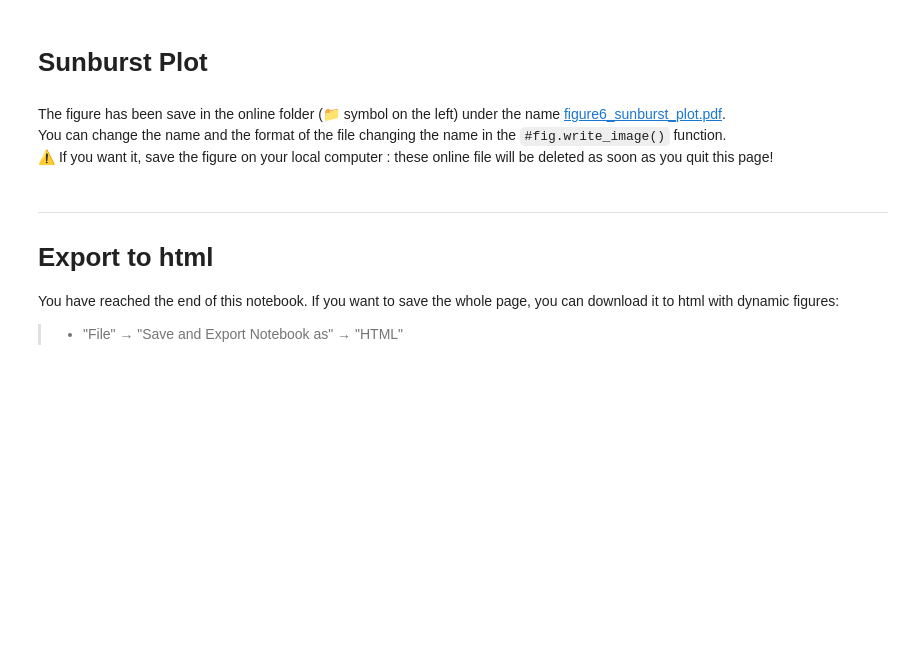
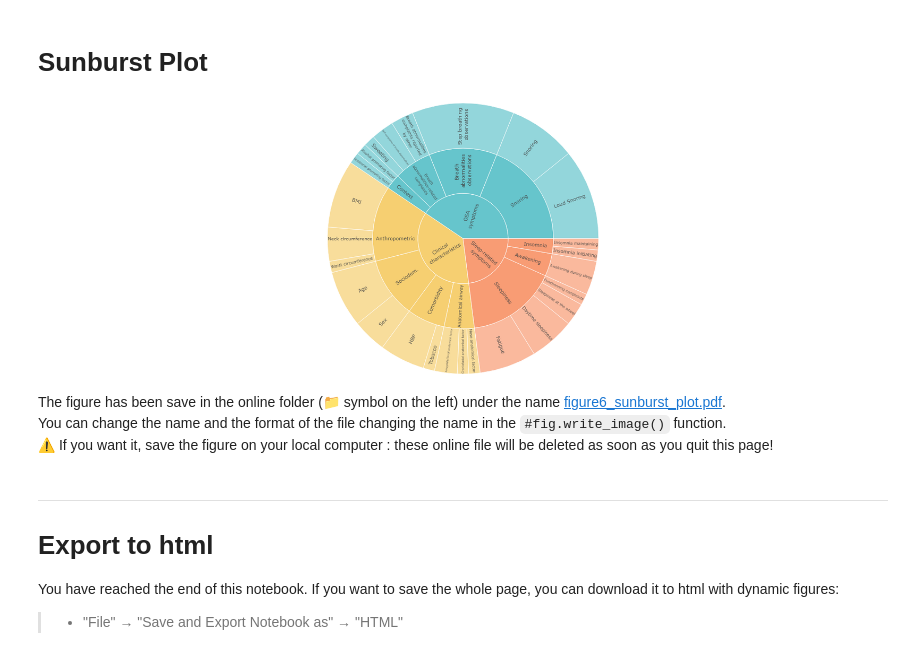
Before and after one commit to vvercasson/pdp_project, a Jupyter notebook: jupyter_notebook_generic_content_analysis.ipynb, the cells around one changed output. Saved outputs shown, nothing was run; the diff lists cells and outputs as text; code cells hidden in the pictures; blank space fills up the shorter version.

```diff
--- a/jupyter_notebook_generic_content_analysis.ipynb
+++ b/jupyter_notebook_generic_content_analysis.ipynb
@@ -214,10 +244,10 @@ First, we compute the Jaccard index for each pair of questionnaires and plot it
 ###
 # Computing the table
 ###
-jaccard_table = pd.DataFrame(np.zeros((df.shape[1]-5,df.shape[1]-5)), index = df.columns[4:-1], columns = df.columns[4:-1]) # df.columns[3:-1] : questionnaires without header
-for questionnaire1 in df.columns[4:-1] :
-  for questionnaire2 in df.columns[4:-1] :
-    jaccard_table.loc[questionnaire1, questionnaire2] = jaccard_score(df[questionnaire1]>=1, df[questionnaire2]>=1)
+jaccard_table = pd.DataFrame(np.zeros((common.df.shape[1]-5,common.df.shape[1]-5)), index = common.df.columns[4:-1], columns = common.df.columns[4:-1]) # df.columns[3:-1] : questionnaires without header
+for questionnaire1 in common.df.columns[4:-1] :
+  for questionnaire2 in common.df.columns[4:-1] :
+    jaccard_table.loc[questionnaire1, questionnaire2] = jaccard_score(common.df[questionnaire1]>=1, common.df[questionnaire2]>=1)
 
 display(jaccard_table)
 jaccard_table.to_excel("table3_jaccard_pairs.xlsx")
@@ -317,35 +420,37 @@ else :
 # Sunburst Plot
 # %%
 #replacing some wordings
-if experiment == "Gauld2023_OSAS_content_analysis" :
-    df.replace("Stop breathing observations","Stop breathing <br> observations", inplace = True)
-    df.replace("Self-complaints of breath abnormalities","Self-complaints of <br> breath abnormalities", inplace = True)
-    df.replace("Breath abnormalities complaints reported by other","Breath abnormalities <br> complaints reported <br> by other", inplace = True)
-    df.replace("Sociodemographic","Sociodem.", inplace = True)
-    df.replace("Anthropometry","Antropo.", inplace = True)
-    df.replace("Sleep-related symptoms","Sleep-related <br> symptoms", inplace = True)
-    df.replace("Breath abnormalities complaints","Breath abn. compl.", inplace = True)
-    df.replace("OSA symptoms","OSA <br> symptoms", inplace = True)
-    df.replace("Clinical characteristics","Clinical <br> characteristics", inplace = True)
-    df.replace("Breath abnormalities observations","Breath <br> abnormalities <br> observations", inplace = True)
-    df.replace("Breath abnormalities-related complaints","Breath <br> abnormalities-related <br> complaints", inplace = True)
+if common.experiment == "Gauld2023_OSAS_content_analysis" :
+    common.df.replace("Stop breathing observations","Stop breathing <br> observations", inplace = True)
+    common.df.replace("Self-complaints of breath abnormalities","Self-complaints of <br> breath abnormalities", inplace = True)
+    common.df.replace("Breath abnormalities complaints reported by other","Breath abnormalities <br> complaints reported <br> by other", inplace = True)
+    common.df.replace("Sociodemographic","Sociodem.", inplace = True)
+    common.df.replace("Anthropometry","Antropo.", inplace = True)
+    common.df.replace("Sleep-related symptoms","Sleep-related <br> symptoms", inplace = True)
+    common.df.replace("Breath abnormalities complaints","Breath abn. compl.", inplace = True)
+    common.df.replace("OSA symptoms","OSA <br> symptoms", inplace = True)
+    common.df.replace("Clinical characteristics","Clinical <br> characteristics", inplace = True)
+    common.df.replace("Breath abnormalities observations","Breath <br> abnormalities <br> observations", inplace = True)
+    common.df.replace("Breath abnormalities-related complaints","Breath <br> abnormalities-related <br> complaints", inplace = True)
 # %%
-if np.sum(df.Subcategory.isna()) != df.shape[0] : # with category and subcategory
-    fig = px.sunburst(df, path=['Category', 'Subcategory', 'Symptom'], values='sum_symptoms',color_discrete_sequence = px.colors.qualitative.Pastel)
+if np.sum(common.df.Subcategory.isna()) != common.df.shape[0] : # with category and subcategory
+    fig = px.sunburst(common.df, path=['Category', 'Subcategory', 'Symptom'], values='sum_symptoms',color_discrete_sequence = px.colors.qualitative.Pastel)
     fig.update_layout(margin = dict(t=0, l=0, r=0, b=0), font_size=11, width =600, height = 600)
     fig.update_traces(insidetextorientation='radial')
     fig.update_traces(hovertemplate='sum_symptom: %{value}')
     #fig.write_image("figure6_sunburst_plot.pdf") # writting the figure into a file
     fig.show()
-elif np.sum(df.Category.isna()) != df.shape[0] : # with category only
-    fig = px.sunburst(df, path=['Category', 'Symptom'], values='sum_symptoms',color_discrete_sequence = px.colors.qualitative.Pastel)
+elif np.sum(common.df.Category.isna()) != common.df.shape[0] : # with category only
+    fig = px.sunburst(common.df, path=['Category', 'Symptom'], values='sum_symptoms',color_discrete_sequence = px.colors.qualitative.Pastel)
     fig.update_layout(margin = dict(t=0, l=0, r=0, b=0), font_size=11, width =600, height = 600)
     fig.update_traces(insidetextorientation='radial')
     fig.update_traces(hovertemplate='sum_symptom: %{value}')
     #fig.write_image("figure6_sunburst_plot.pdf") # writting the figure into a file
     fig.show()
 else :
     print("No category -> no sunburst plot")
+# %% [output]
+[figure, added]
 # %% [markdown]
 The figure has been save in the online folder (📁 symbol on the left) under the name [figure6_sunburst_plot.pdf](figure6_sunburst_plot.pdf). <br>You can change the name and the format of the file changing the name in the `#fig.write_image()` function.
 <br>⚠️ If you want it, save the figure on your local computer : these online file will be deleted as soon as you quit this page!
```
Also changed, not shown: parts of 11 cells of this notebook, 1 other file.
